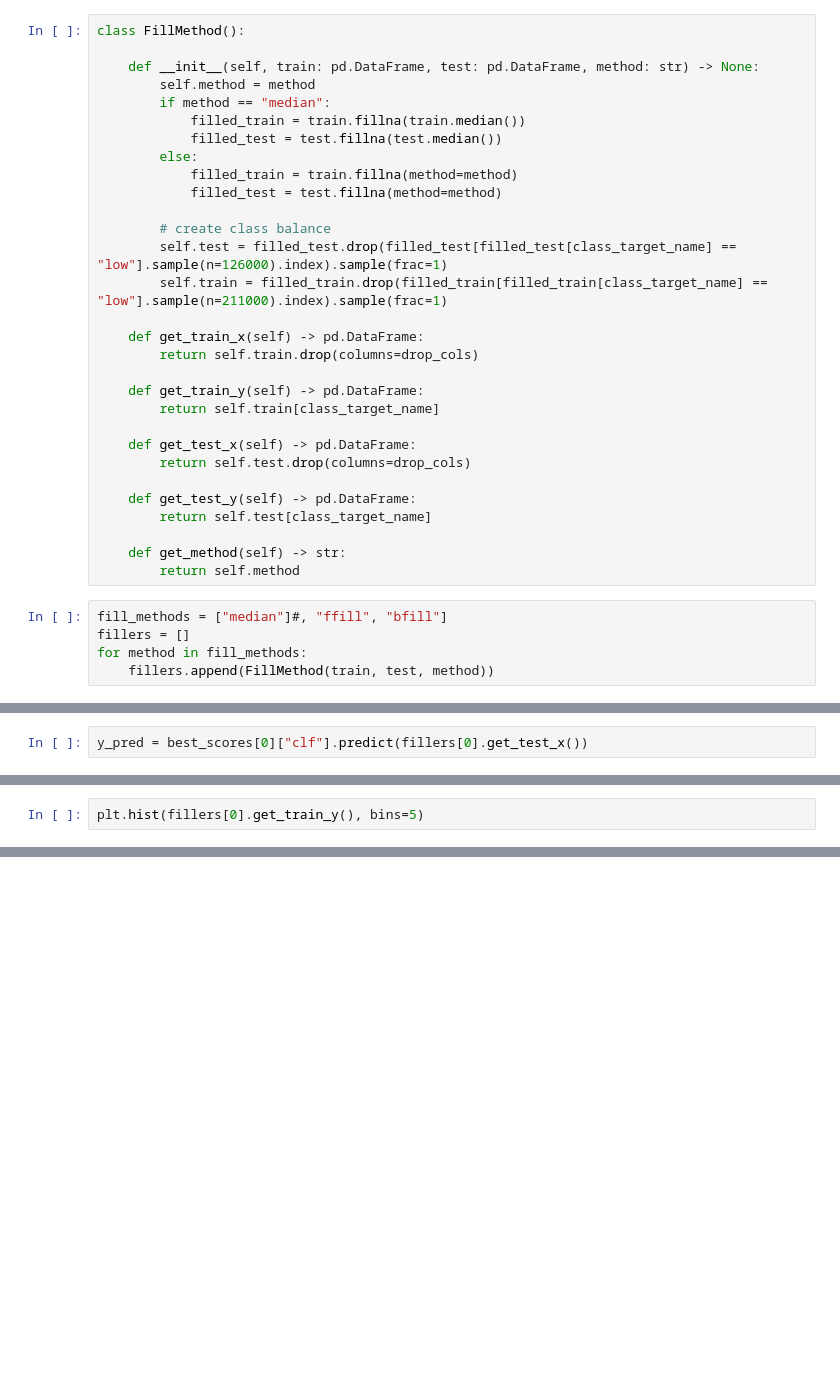
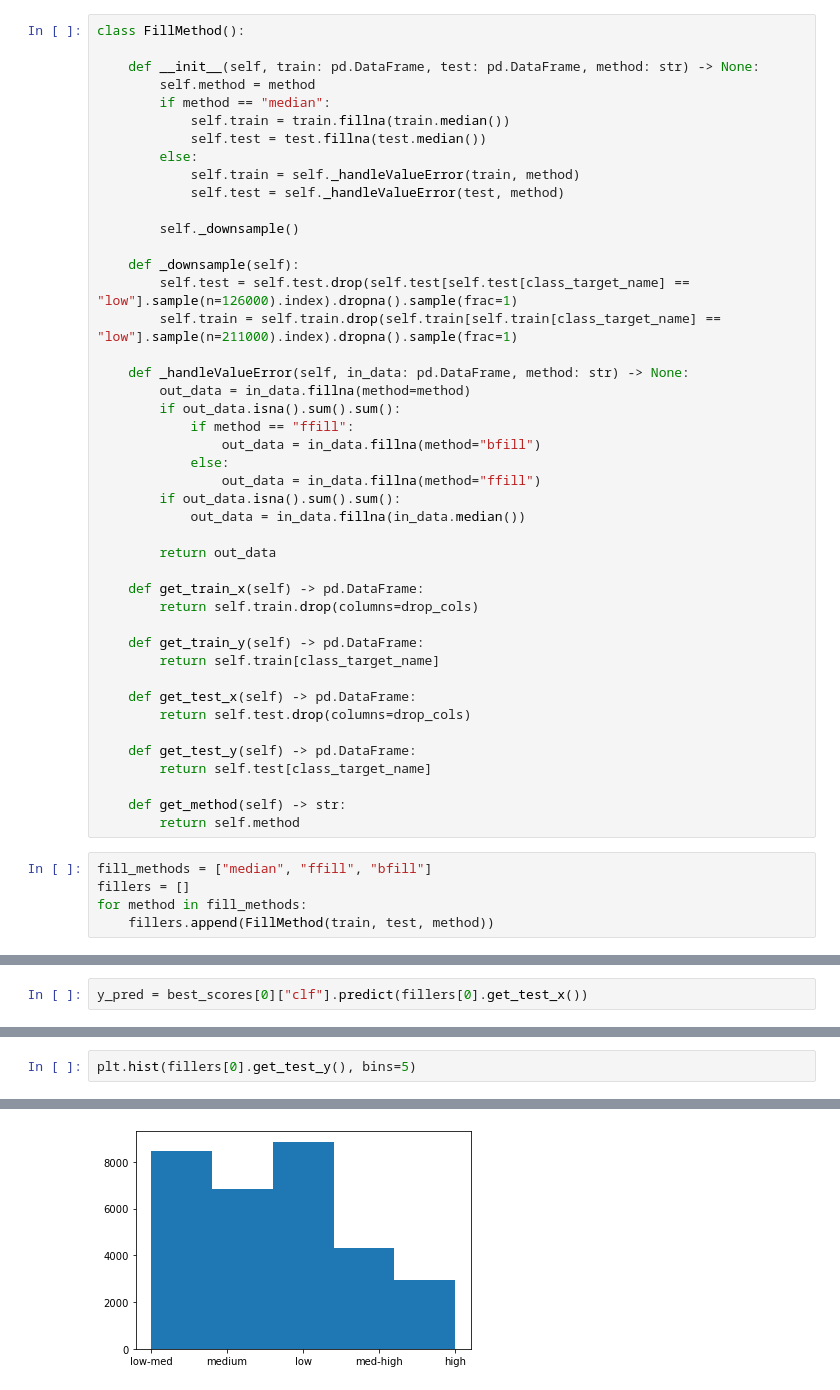
Before and after one commit to Bizis-Thowl/XAI_wind_turbines, a Jupyter notebook: Auto Data Preparation multi.ipynb, the cells around one changed output, grey strips where cells are left out. Saved outputs shown, nothing was run; the diff lists cells and outputs as text; blank space fills up the shorter version.

```diff
--- a/Auto Data Preparation multi.ipynb
+++ b/Auto Data Preparation multi.ipynb
@@ -33,15 +83,29 @@ class FillMethod():
     def __init__(self, train: pd.DataFrame, test: pd.DataFrame, method: str) -> None:
         self.method = method
         if method == "median":
-            filled_train = train.fillna(train.median())
-            filled_test = test.fillna(test.median())
+            self.train = train.fillna(train.median())
+            self.test = test.fillna(test.median())
         else:
-            filled_train = train.fillna(method=method)
-            filled_test = test.fillna(method=method)
+            self.train = self._handleValueError(train, method)
+            self.test = self._handleValueError(test, method)
 
-        # create class balance
-        self.test = filled_test.drop(filled_test[filled_test[class_target_name] == "low"].sample(n=126000).index).sample(frac=1)
-        self.train = filled_train.drop(filled_train[filled_train[class_target_name] == "low"].sample(n=211000).index).sample(frac=1)
+        self._downsample()
+
+    def _downsample(self):
+        self.test = self.test.drop(self.test[self.test[class_target_name] == "low"].sample(n=126000).index).dropna().sample(frac=1)
+        self.train = self.train.drop(self.train[self.train[class_target_name] == "low"].sample(n=211000).index).dropna().sample(frac=1)
+
+    def _handleValueError(self, in_data: pd.DataFrame, method: str) -> None:
+        out_data = in_data.fillna(method=method)
+        if out_data.isna().sum().sum():
+            if method == "ffill":
+                out_data = in_data.fillna(method="bfill")
+            else:
+                out_data = in_data.fillna(method="ffill")
+        if out_data.isna().sum().sum():
+            out_data = in_data.fillna(in_data.median())
+
+        return out_data
 
     def get_train_x(self) -> pd.DataFrame:
         return self.train.drop(columns=drop_cols)
@@ -58,7 +122,7 @@ class FillMethod():
     def get_method(self) -> str:
         return self.method
 # %%
-fill_methods = ["median"]#, "ffill", "bfill"]
+fill_methods = ["median", "ffill", "bfill"]
 fillers = []
 for method in fill_methods:
     fillers.append(FillMethod(train, test, method))
@@ -152,2 +265,3 @@ plt.hist(y_pred, bins=5)
 # %%
-plt.hist(fillers[0].get_train_y(), bins=5)
+plt.hist(fillers[0].get_test_y(), bins=5)
+# %% [output]
@@ -153,0 +271 @@ plt.hist(fillers[0].get_train_y(), bins=5)
+[figure, added]
```
Also changed, not shown: parts of 14 cells of this notebook, 7 other files.
